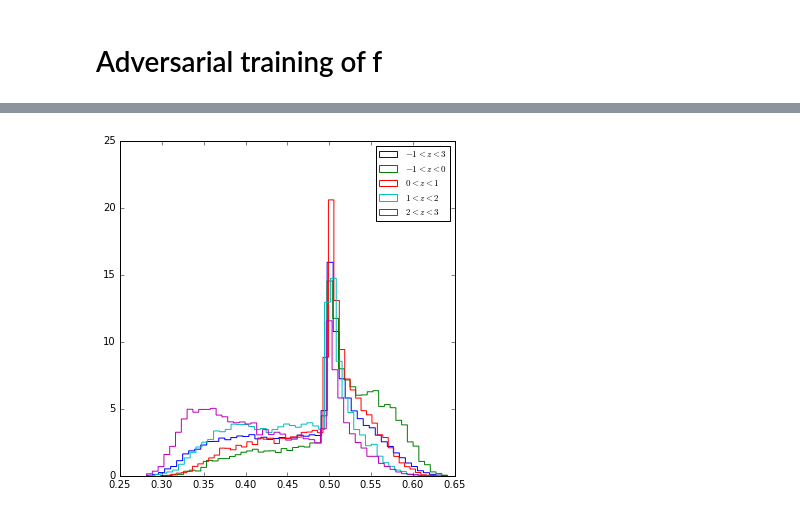
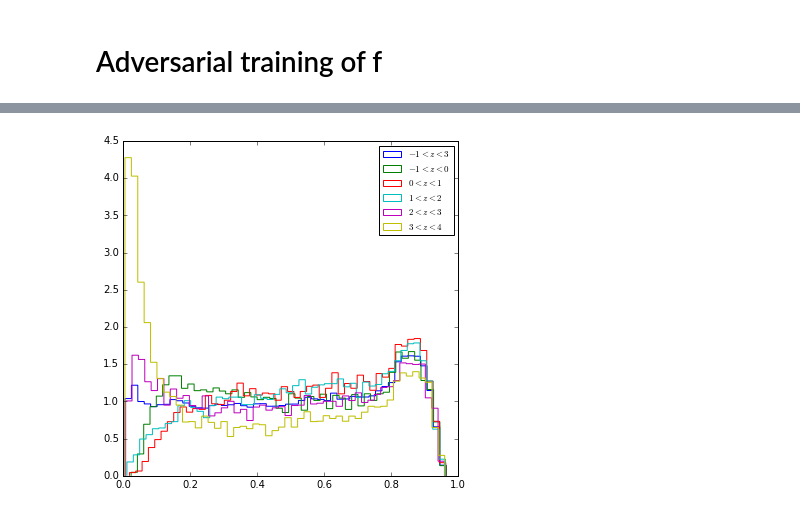
Before and after one commit to glouppe/paper-learning-to-pivot, a Jupyter notebook: code/Toy.ipynb, the cells around one changed output, grey strips where cells are left out. Saved outputs shown, nothing was run; the diff lists cells and outputs as text; code cells hidden in the pictures.

```diff
--- a/code/Toy.ipynb
+++ b/code/Toy.ipynb
@@ -269,22 +329,24 @@ def plot_losses(i, losses):
     display.clear_output(wait=True)
     display.display(plt.gcf())
 
-    ax1 = plt.subplot(211)
+    ax1 = plt.subplot(311)
     plt.axhline(y=min_Lf, ls="dashed")
+    values = np.array(losses["L_f"])
+    plt.plot(range(len(values)), values, label=r"$L_f$", color="blue")
+    plt.legend(loc="upper right", prop={'size': 9})
+
+    ax2 = plt.subplot(312, sharex=ax1)
     plt.axhline(y=min_Lr, ls="dashed")
-
-    values = np.array(losses["L_f"])
-    plt.plot(range(len(values)), values, label=r"$L_f$")
     values = np.array(losses["L_r"]) / lam
-    plt.plot(range(len(values)), values, label=r"$L_r$")
-    plt.ylim(min_Lf - 0.1, min_Lr + 0.2)
+    plt.plot(range(len(values)), values, label=r"$L_r$", color="green")
     plt.legend(loc="upper right", prop={'size': 9}, ncol=2)
 
-    ax2 = plt.subplot(212, sharex=ax1)
+    ax3 = plt.subplot(313, sharex=ax1)
     plt.axhline(y=min_Lf - lam*min_Lr, ls="dashed")
     values = np.array(losses["L_f - L_r"])
     plt.plot(range(len(values)), values, label=r"$L_f - \lambda L_r$", color="red")
     plt.legend(loc="upper right", prop={'size': 9})
+
     plt.show()
 # %%
 losses = {"L_f": [], "L_r": [], "L_f - L_r": []}
@@ -375,7 +438,7 @@ from carl.distributions import Mixture, MultivariateNormal, Uniform
 
 p0 = MultivariateNormal(mu=np.array([0., 0.]), sigma=np.eye(2))
 p1 = MultivariateNormal(mu=np.array([1., -1.]), sigma=np.eye(2))
-pz = Uniform(low=-1.0, high=3.0)
+pz = Uniform(low=-1.0, high=4.0)
 # %%
 n_samples = 50000
 
@@ -436,7 +498,7 @@ from keras.optimizers import Adam, SGD
 import keras.backend as K
 import theano.tensor as T
 
-lam = 10.0
+lam = 20.0
 
 def make_loss_D(c):
     def loss_D(y_true, y_pred):
@@ -446,7 +508,7 @@ def make_loss_D(c):
 def make_loss_R(c):
     def loss_R(z_true, z_pred):
         a = -1.0
-        b = 3.0
+        b = 4.0
 
         z = z_true.ravel()
         mu = z_pred[:, 0].ravel()
@@ -463,13 +525,16 @@ def make_loss_R(c):
 
     return loss_R
 
+opt_D = SGD()
+D.compile(loss=[make_loss_D(c=1.0)], optimizer=opt_D)
+
 opt_DRf = SGD() # Adam()
 DRf = Model(input=[inputs], output=[D(inputs), R(inputs)])
 DRf.compile(loss=[make_loss_D(c=1.0),
                   make_loss_R(c=-lam)],   # compare with c=0.0, ie. when no there is no adversary
             optimizer=opt_DRf)
 
-opt_DfR = SGD()  #Adam() # SGD(lr=10e-3, momentum=0.1)
+opt_DfR = Adam() # SGD(lr=10e-3, momentum=0.1)
 DfR = Model(input=[inputs], output=[R(inputs)])
 DfR.compile(loss=[make_loss_R(c=1.0)],
             optimizer=opt_DfR)
@@ -515,0 +581,5 @@ array([[ 0.6541959 ,  0.27848873],
+# %%
+# Pretraining of D
+D.trainable = True
+R.trainable = False
+D.fit(X_train, y_train, nb_epoch=10)
@@ -516,10 +608,11 @@ array([[ 0.6541959 ,  0.27848873],
 # %%
 plt.hist(1. - D.predict(X), bins=50, normed=1, histtype="step", label="$-1<z<3$")
 plt.hist(1. - D.predict(X[(-1 < z) & (z < 0)]), bins=50, normed=1, histtype="step", label="$-1<z<0$")
 plt.hist(1. - D.predict(X[(0 < z) & (z < 1)]), bins=50, normed=1, histtype="step", label="$0<z<1$")
 plt.hist(1. - D.predict(X[(1 < z) & (z < 2)]), bins=50, normed=1, histtype="step", label="$1<z<2$")
 plt.hist(1. - D.predict(X[(2 < z) & (z < 3)]), bins=50, normed=1, histtype="step", label="$2<z<3$")
+plt.hist(1. - D.predict(X[(3 < z) & (z < 4)]), bins=50, normed=1, histtype="step", label="$3<z<4$")
 plt.legend(loc="best", prop={'size': 9})
 plt.show()
 # %% [output]
-[figure, old version]
+[figure, new version]
```
Also changed, not shown: parts of 36 cells of this notebook.
